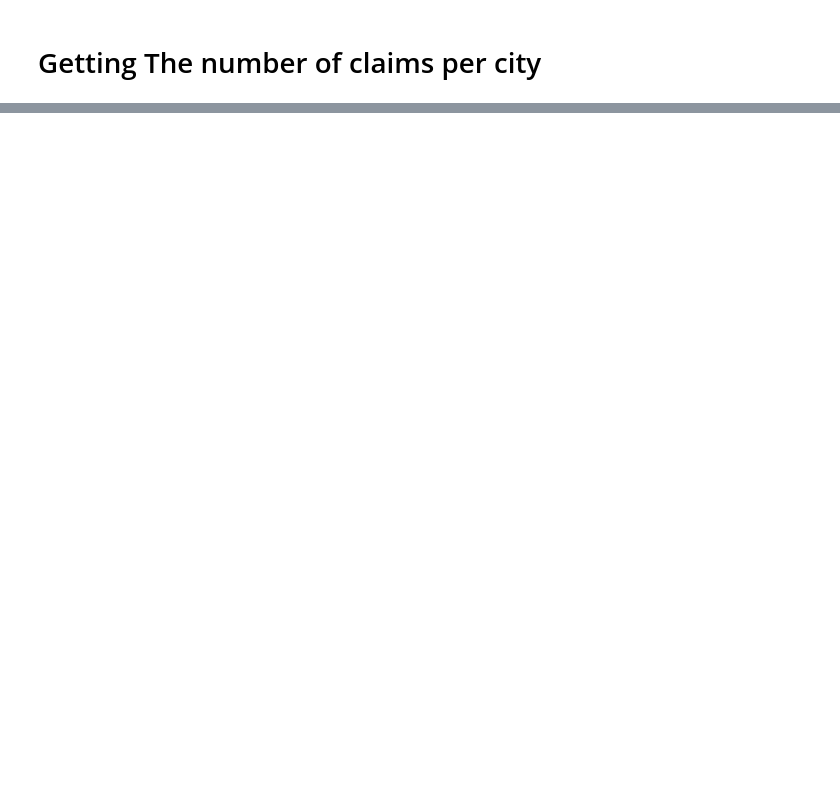
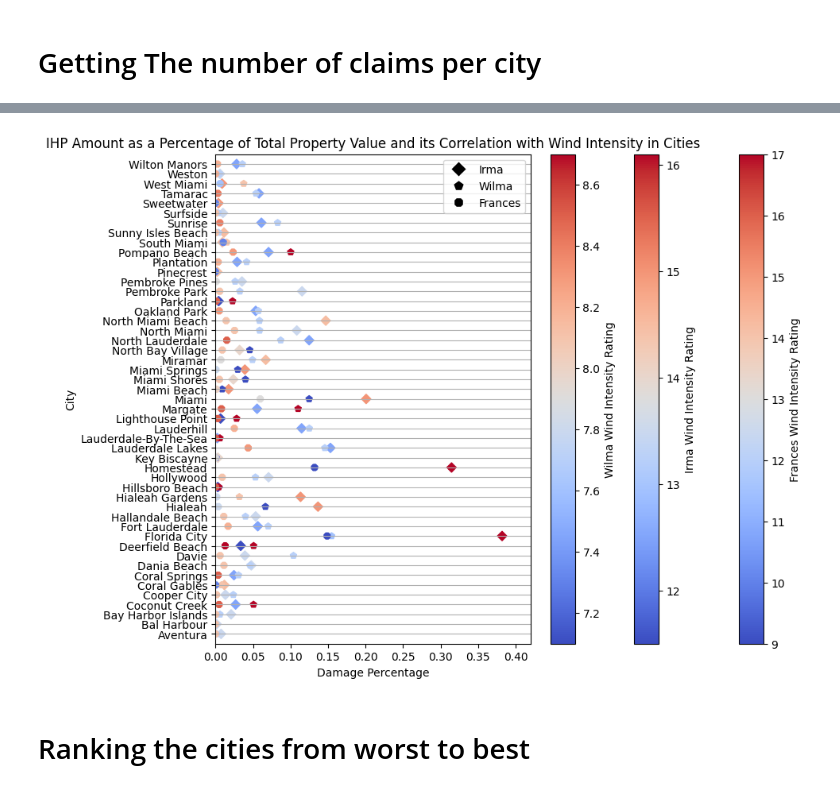
Before and after one commit to RayhanM17/DATA-SCIENCE-NOTEBOOKS, a Jupyter notebook: JN/gatorcain.ipynb, the cells around one changed output, grey strips where cells are left out. Drawn from its saved outputs; the diff is of its cells as text; code cells hidden in the pictures; blank space fills up the shorter version.

```diff
--- a/JN/gatorcain.ipynb
+++ b/JN/gatorcain.ipynb
@@ -154,0 +279,48 @@ miami_frances.shape
+# %%
+
+
+# Create a figure and axis object
+fig, ax = plt.subplots(figsize=(10, 8))
+
+# Create a scatter plot for each hurricane
+irma = ax.scatter(df['irmaDamagePercentage'], df['damagedCity'], c=df['irmaWind'], cmap='coolwarm', marker='D')
+wilma = ax.scatter(df['wilmaDamagePercentage'], df['damagedCity'], c=df['wilmaWind'], cmap='coolwarm', marker='p')
+frances = ax.scatter(df['francesDamagePercentage'], df['damagedCity'], c=df['francesWind'], cmap='coolwarm', marker='8')
+
+# Set the x-axis and y-axis limits
+ax.set_xlim(0, np.max([df['irmaDamagePercentage'], df['wilmaDamagePercentage'], df['francesDamagePercentage']]) * 1.1)
+ax.set_ylim(-1, len(df['damagedCity']))
+
+# Set the x-axis and y-axis labels
+ax.set_xlabel('Damage Percentage')
+ax.set_ylabel('City')
+
+# Add a title to the chart
+ax.set_title('IHP Amount as a Percentage of Total Property Value and its Correlation with Wind Intensity in Cities')
+
+# Add a colorbar to show the wind speed scale
+cbar = plt.colorbar(frances, ax=ax)
+cbar.set_label('Frances Wind Intensity Rating')
+
+# Add a colorbar to show the wind speed scale
+cbar = plt.colorbar(irma, ax=ax)
+cbar.set_label('Irma Wind Intensity Rating')
+
+# Add a colorbar to show the wind speed scale
+cbar = plt.colorbar(wilma, ax=ax)
+cbar.set_label('Wilma Wind Intensity Rating')
+
+# Create legend for hurricanes
+legend_elements = [plt.Line2D([0], [0], color='w', label='Irma', markerfacecolor='k', markersize=10, marker='D'),
+                   plt.Line2D([0], [0], color='w', label='Wilma', markerfacecolor='k', markersize=10, marker='p'),
+                   plt.Line2D([0], [0], color='w', label='Frances', markerfacecolor='k', markersize=10, marker='8')]
+ax.legend(handles=legend_elements, loc='upper right')
+
+ax.grid(axis='y')
+
+# Show the plot
+plt.show()
+# %% [output]
+[figure, added]
+# %% [markdown]
+# Ranking the cities from worst to best
```
Also changed, not shown: parts of 31 cells of this notebook, 3 other files.
